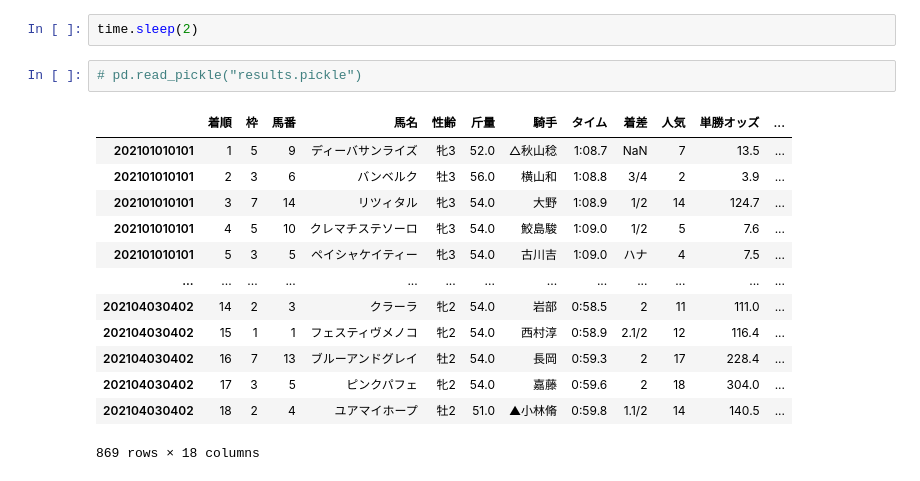
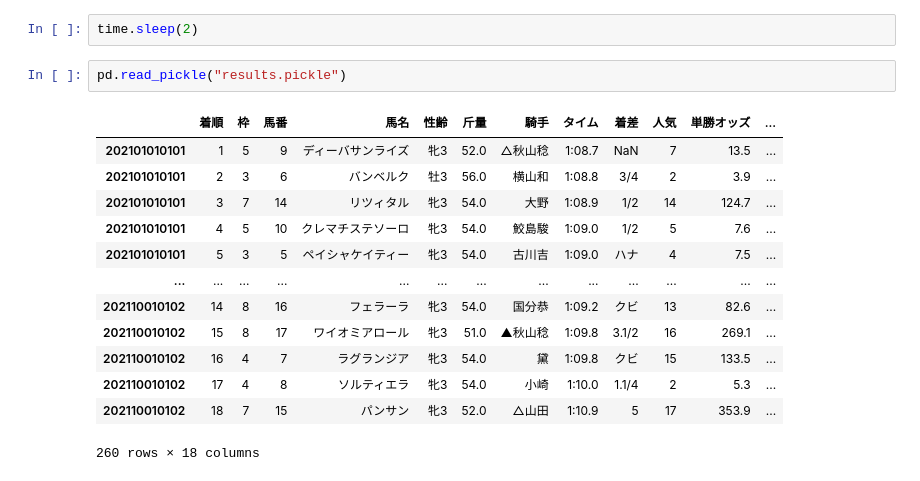
Before and after one commit to abe-masafumi/sklran-test, a Jupyter notebook: hourse_data/get.race.data.ipynb, the cells around one changed output. Drawn from its saved outputs; the diff is of its cells as text.

```diff
--- a/hourse_data/get.race.data.ipynb
+++ b/hourse_data/get.race.data.ipynb
@@ -103,18 +103,18 @@ results.to_pickle("results.pickle")
 # %%
 time.sleep(2)
 # %%
-# pd.read_pickle("results.pickle")
+pd.read_pickle("results.pickle")
 # %% [output]
 |  | 着順 | 枠 | 馬番 | 馬名 | 性齢 | 斤量 | 騎手 | タイム | 着差 | 人気 | 単勝オッズ | ... |
 | 202101010101 | 1 | 5 | 9 | ディーバサンライズ | 牝3 | 52.0 | △秋山稔 | 1:08.7 | NaN | 7 | 13.5 | ... |
 | 202101010101 | 2 | 3 | 6 | バンベルク | 牡3 | 56.0 | 横山和 | 1:08.8 | 3/4 | 2 | 3.9 | ... |
 | 202101010101 | 3 | 7 | 14 | リツィタル | 牝3 | 54.0 | 大野 | 1:08.9 | 1/2 | 14 | 124.7 | ... |
 | 202101010101 | 4 | 5 | 10 | クレマチステソーロ | 牝3 | 54.0 | 鮫島駿 | 1:09.0 | 1/2 | 5 | 7.6 | ... |
 | 202101010101 | 5 | 3 | 5 | ペイシャケイティー | 牝3 | 54.0 | 古川吉 | 1:09.0 | ハナ | 4 | 7.5 | ... |
 | ... | ... | ... | ... | ... | ... | ... | ... | ... | ... | ... | ... | ... |
-| 202104030402 | 14 | 2 | 3 | クラーラ | 牝2 | 54.0 | 岩部 | 0:58.5 | 2 | 11 | 111.0 | ... |
-| 202104030402 | 15 | 1 | 1 | フェスティヴメノコ | 牝2 | 54.0 | 西村淳 | 0:58.9 | 2.1/2 | 12 | 116.4 | ... |
-| 202104030402 | 16 | 7 | 13 | ブルーアンドグレイ | 牡2 | 54.0 | 長岡 | 0:59.3 | 2 | 17 | 228.4 | ... |
-| 202104030402 | 17 | 3 | 5 | ピンクパフェ | 牝2 | 54.0 | 嘉藤 | 0:59.6 | 2 | 18 | 304.0 | ... |
-| 202104030402 | 18 | 2 | 4 | ユアマイホープ | 牡2 | 51.0 | ▲小林脩 | 0:59.8 | 1.1/2 | 14 | 140.5 | ... |
+| 202110010102 | 14 | 8 | 16 | フェラーラ | 牝3 | 54.0 | 国分恭 | 1:09.2 | クビ | 13 | 82.6 | ... |
+| 202110010102 | 15 | 8 | 17 | ワイオミアロール | 牝3 | 51.0 | ▲秋山稔 | 1:09.8 | 3.1/2 | 16 | 269.1 | ... |
+| 202110010102 | 16 | 4 | 7 | ラグランジア | 牝3 | 54.0 | 黛 | 1:09.8 | クビ | 15 | 133.5 | ... |
+| 202110010102 | 17 | 4 | 8 | ソルティエラ | 牝3 | 54.0 | 小崎 | 1:10.0 | 1.1/4 | 2 | 5.3 | ... |
+| 202110010102 | 18 | 7 | 15 | パンサン | 牝3 | 52.0 | △山田 | 1:10.9 | 5 | 17 | 353.9 | ... |
-869 rows × 18 columns
+260 rows × 18 columns
```
Also changed, not shown: parts of 6 cells of this notebook, 10 other files.
